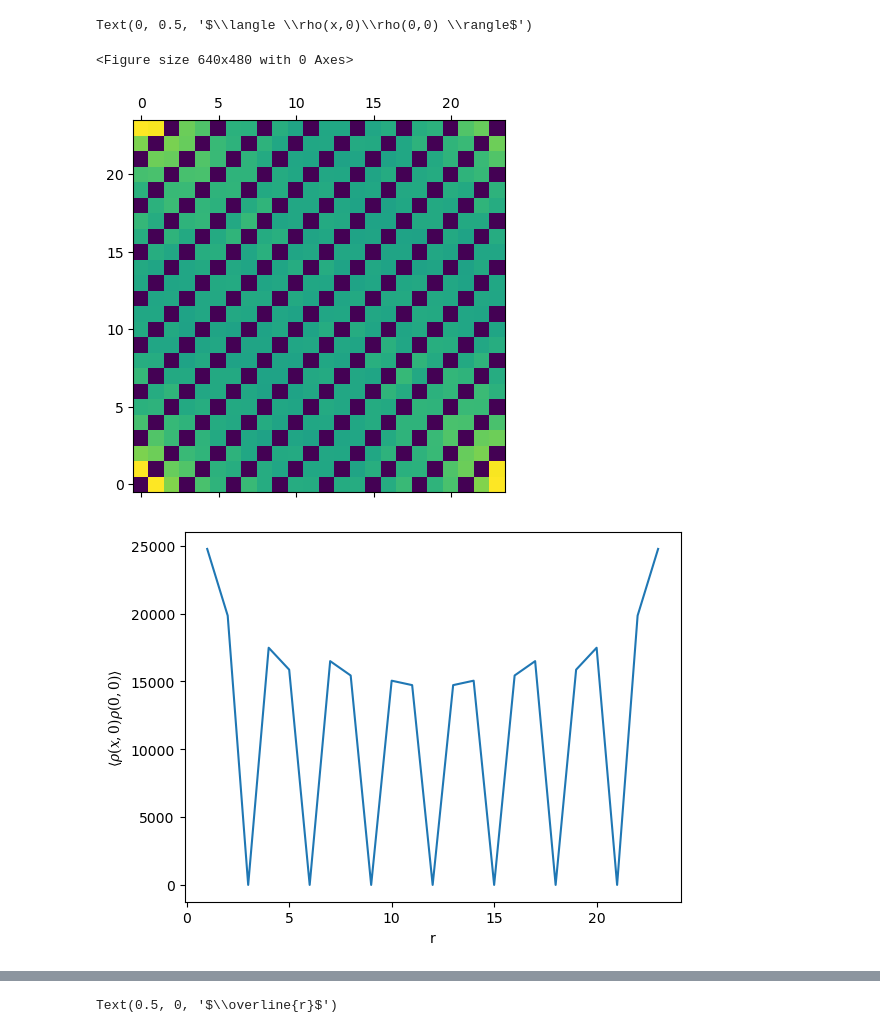
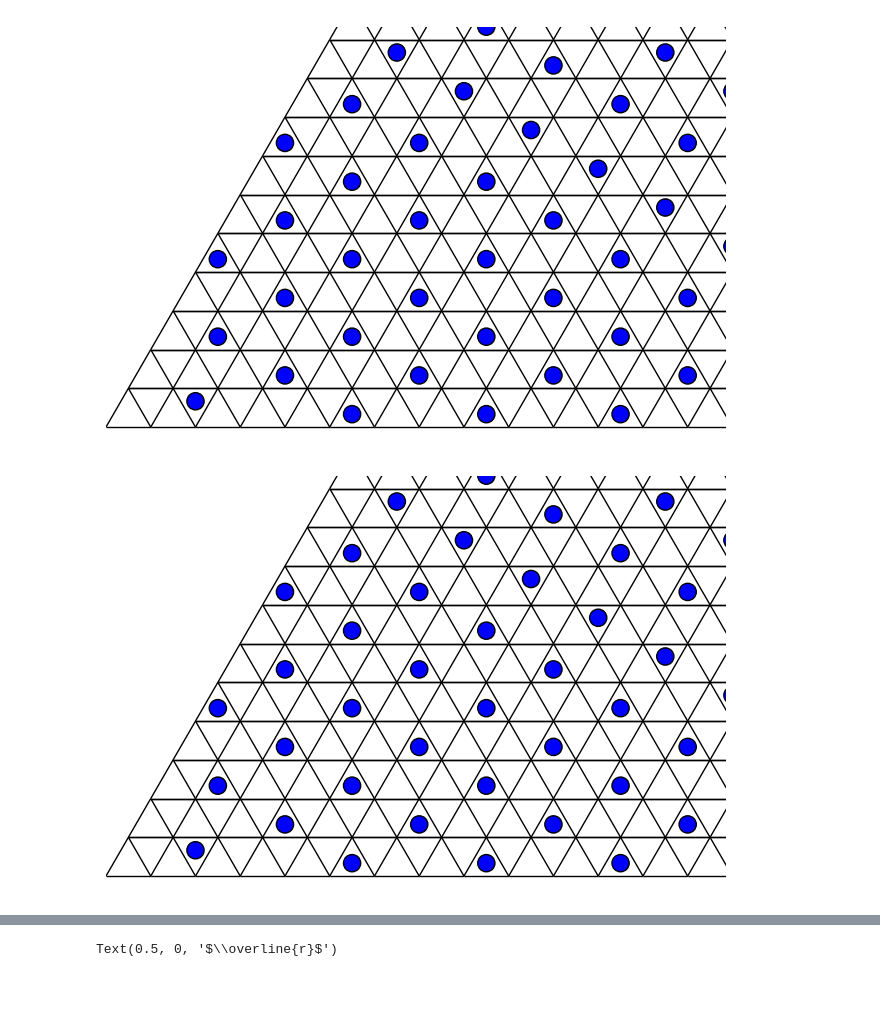
Before and after one commit to KimGroup/trimer-tbg, a Jupyter notebook: mc/pocket.ipynb, the cells around one changed output, grey strips where cells are left out. Cells and saved outputs as stored; diff of their text form; code cells hidden in the pictures; blank space fills up the shorter version.

```diff
--- a/mc/pocket.ipynb
+++ b/mc/pocket.ipynb
@@ -8,16 +11,13 @@ import matplotlib.pyplot as plt
-# %%
-pocket.width = 24
-dists = np.load("24x24-1000000.npy")
-
-plt.figure()
-plt.matshow(dists, origin="lower")
-plt.figure()
-Xs = np.arange(1, pocket.width)
-plt.plot(Xs, [dists[(x, 0)] for x in Xs])
-plt.xlabel("r")
-plt.ylabel("$\\langle \\rho(x,0)\\rho(0,0) \\rangle$")
-# %% [output]
-Text(0, 0.5, '$\\langle \\rho(x,0)\\rho(0,0) \\rangle$')
-<Figure size 640x480 with 0 Axes>
-[figure, removed]
-[figure, removed]
+# %%
+pocket.width = 24
+pocket.height = 24
+lines = open("pocket.out", "r").readlines()
+for line in [lines[10], lines[11]]:
+    sample = [[int(i) for i in x[1:-1].split(",")] for x in line.split(" ")[:-1]]
+    fig, ax = plt.subplots(1, 1, figsize=[8, 8])
+    pocket.draw_hexalattice(ax)
+    pocket.show_tiling(ax, (sample, None))
+    plt.show()
+# %% [output]
+[figure, added]
+[figure, added]
```
Also changed, not shown: parts of 7 cells of this notebook, 5 other files.
